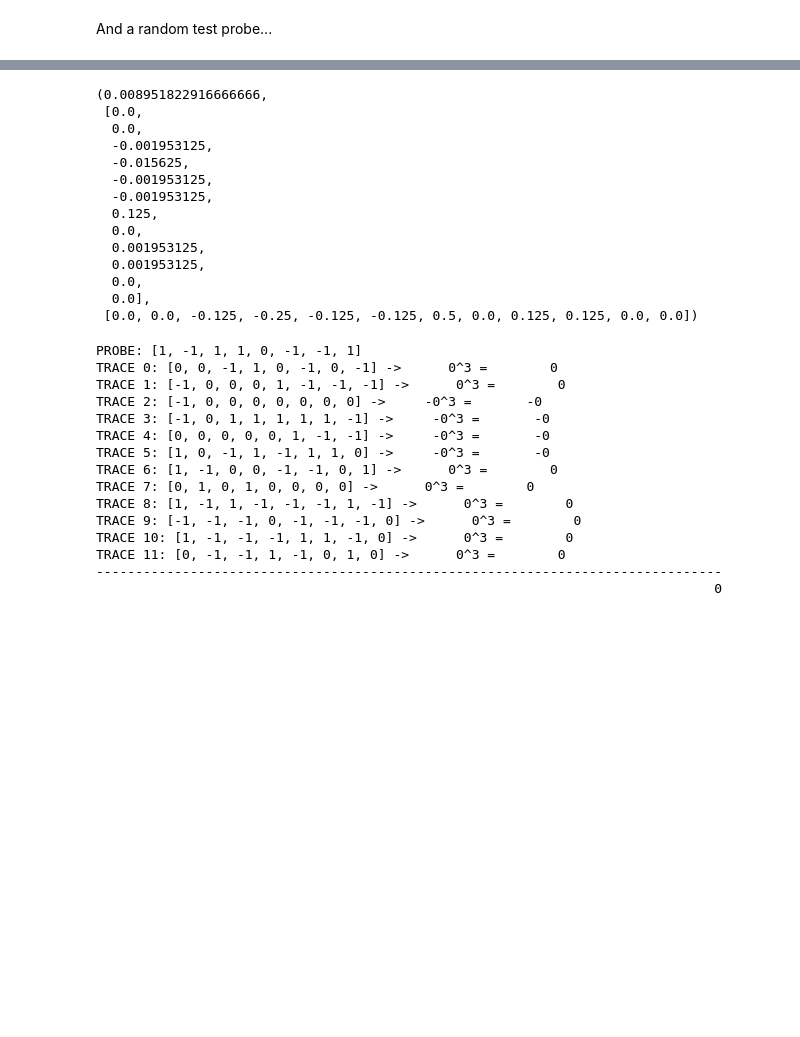
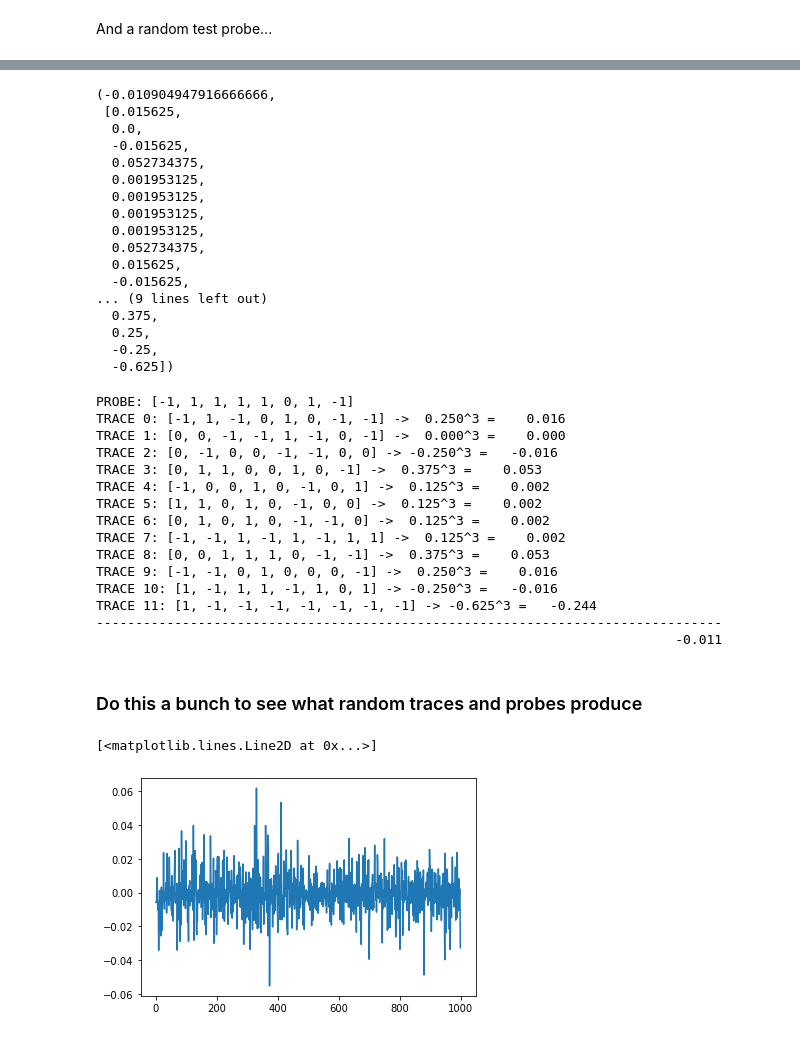
Before and after one commit to dwhite54/minerva2, a Jupyter notebook: model.ipynb, the cells around one changed output, grey strips where cells are left out. Saved outputs shown, nothing was run; the diff lists cells and outputs as text; code cells hidden in the pictures; blank space fills up the shorter version.

```diff
--- a/model.ipynb
+++ b/model.ipynb
@@ -67,13 +67,13 @@ class Minerva2:
         '''
         Illustrates the calculation of echo intensity
         '''
-        total_activation, activations, similarities = self.get_echo_intensity(probe, return_all=True)
+        echo_intensity, activations, similarities = self.get_echo_intensity(probe, return_all=True)
 
         print('PROBE:', list(probe))
-        for i, (activation, similarity) in enumerate(zip(activations, similarities)):
-            print('TRACE {}:'.format(i), list(self.model[i]), '->', '{:>6.0f}^3 = {:>8.0f}'.format(similarity, activation))
+        for i in range(len(activations)):
+            print('TRACE {}:'.format(i), list(self.model[i]), '->', '{:>6.3f}^3 = {:>8.3f}'.format(similarities[i], activations[i]))
         print('-'*80)
-        print('{:>80.0f}'.format(total_activation))
+        print('{:>80.3f}'.format(echo_intensity))
 # %% [markdown]
 ## Try it out with some ZERO traces
 # %%
@@ -163,35 +163,40 @@ array([ 1, -1,  1,  1,  0, -1, -1,  1])
 # %%
 model2.get_echo_intensity(probe2, return_all=True)
 # %% [output]
-(0.008951822916666666,
- [0.0,
+(-0.010904947916666666,
+ [0.015625,
   0.0,
-  -0.001953125,
   -0.015625,
-  -0.001953125,
-  -0.001953125,
-  0.125,
-  0.0,
+  0.052734375,
   0.001953125,
   0.001953125,
-  0.0,
-  0.0],
- [0.0, 0.0, -0.125, -0.25, -0.125, -0.125, 0.5, 0.0, 0.125, 0.125, 0.0, 0.0])
+  0.001953125,
+  0.001953125,
+  0.052734375,
+  0.015625,
+  -0.015625,
+... (9 lines left out)
+  0.375,
+  0.25,
+  -0.25,
+  -0.625])
 # %%
 model2.pretty_print(probe2)
 # %% [output]
-PROBE: [1, -1, 1, 1, 0, -1, -1, 1]
-TRACE 0: [0, 0, -1, 1, 0, -1, 0, -1] ->      0^3 =        0
-TRACE 1: [-1, 0, 0, 0, 1, -1, -1, -1] ->      0^3 =        0
-TRACE 2: [-1, 0, 0, 0, 0, 0, 0, 0] ->     -0^3 =       -0
-TRACE 3: [-1, 0, 1, 1, 1, 1, 1, -1] ->     -0^3 =       -0
-TRACE 4: [0, 0, 0, 0, 0, 1, -1, -1] ->     -0^3 =       -0
-TRACE 5: [1, 0, -1, 1, -1, 1, 1, 0] ->     -0^3 =       -0
-TRACE 6: [1, -1, 0, 0, -1, -1, 0, 1] ->      0^3 =        0
-TRACE 7: [0, 1, 0, 1, 0, 0, 0, 0] ->      0^3 =        0
-TRACE 8: [1, -1, 1, -1, -1, -1, 1, -1] ->      0^3 =        0
-TRACE 9: [-1, -1, -1, 0, -1, -1, -1, 0] ->      0^3 =        0
-TRACE 10: [1, -1, -1, -1, 1, 1, -1, 0] ->      0^3 =        0
-TRACE 11: [0, -1, -1, 1, -1, 0, 1, 0] ->      0^3 =        0
+PROBE: [-1, 1, 1, 1, 1, 0, 1, -1]
+TRACE 0: [-1, 1, -1, 0, 1, 0, -1, -1] ->  0.250^3 =    0.016
+TRACE 1: [0, 0, -1, -1, 1, -1, 0, -1] ->  0.000^3 =    0.000
+TRACE 2: [0, -1, 0, 0, -1, -1, 0, 0] -> -0.250^3 =   -0.016
+TRACE 3: [0, 1, 1, 0, 0, 1, 0, -1] ->  0.375^3 =    0.053
+TRACE 4: [-1, 0, 0, 1, 0, -1, 0, 1] ->  0.125^3 =    0.002
+TRACE 5: [1, 1, 0, 1, 0, -1, 0, 0] ->  0.125^3 =    0.002
+TRACE 6: [0, 1, 0, 1, 0, -1, -1, 0] ->  0.125^3 =    0.002
+TRACE 7: [-1, -1, 1, -1, 1, -1, 1, 1] ->  0.125^3 =    0.002
+TRACE 8: [0, 0, 1, 1, 1, 0, -1, -1] ->  0.375^3 =    0.053
+TRACE 9: [-1, -1, 0, 1, 0, 0, 0, -1] ->  0.250^3 =    0.016
+TRACE 10: [1, -1, 1, 1, -1, 1, 0, 1] -> -0.250^3 =   -0.016
+TRACE 11: [1, -1, -1, -1, -1, -1, -1, -1] -> -0.625^3 =   -0.244
 --------------------------------------------------------------------------------
-                                                                               0
+                                                                          -0.011
+# %% [markdown]
+### Do this a bunch to see what random traces and probes produce
@@ -197,0 +205,9 @@ TRACE 11: [0, -1, -1, 1, -1, 0, 1, 0] ->      0^3 =        0
+# %%
+intensities = []
+for i in range(1000):
+    probe2 = np.random.randint(-1, 2, model2_fpt)
+    intensities.append(model2.get_echo_intensity(probe2))
+plt.plot(intensities)
+# %% [output]
+[<matplotlib.lines.Line2D at 0x...>]
+[figure, added]
```
Also changed, not shown: parts of 36 cells of this notebook.
